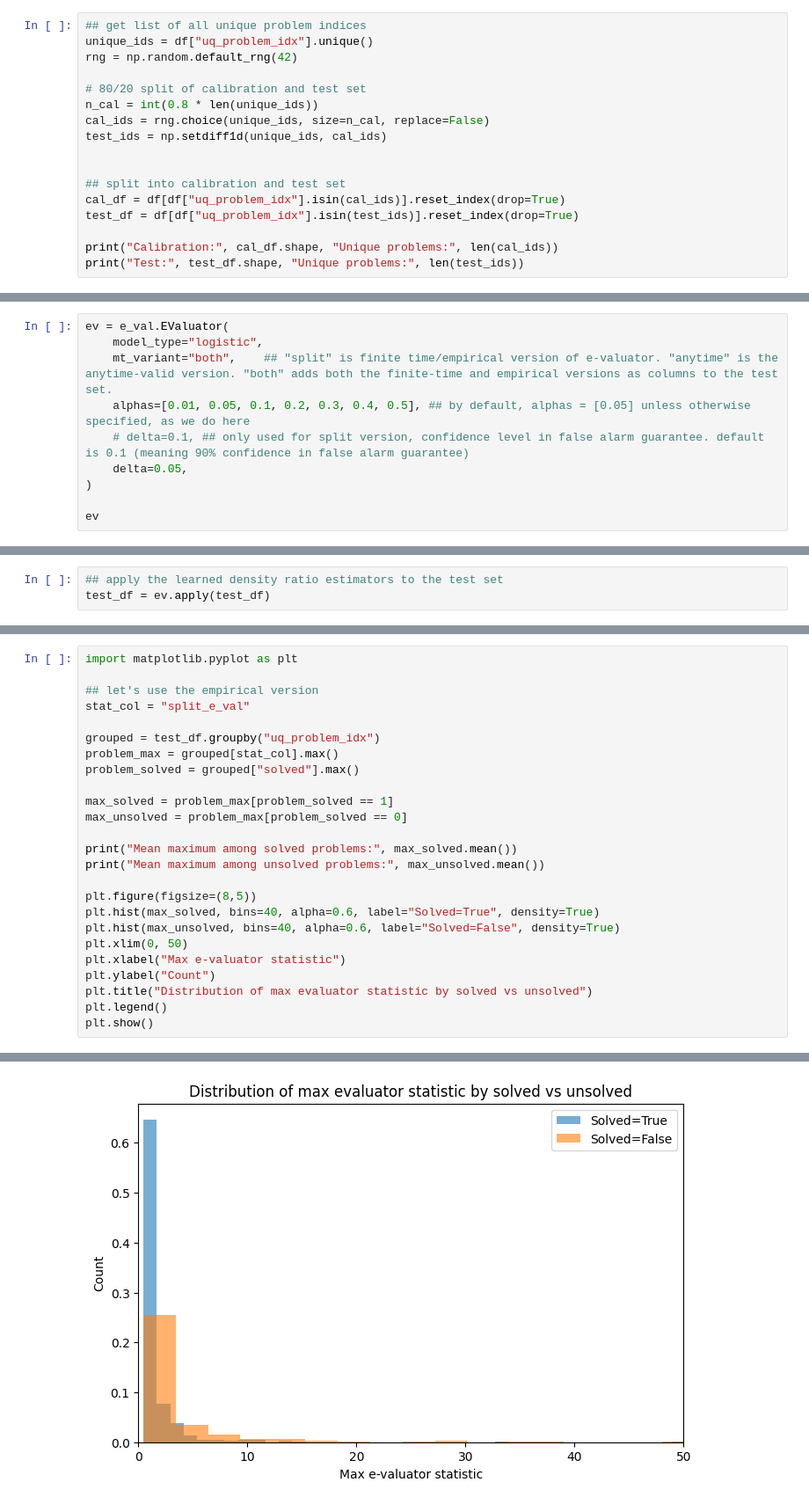
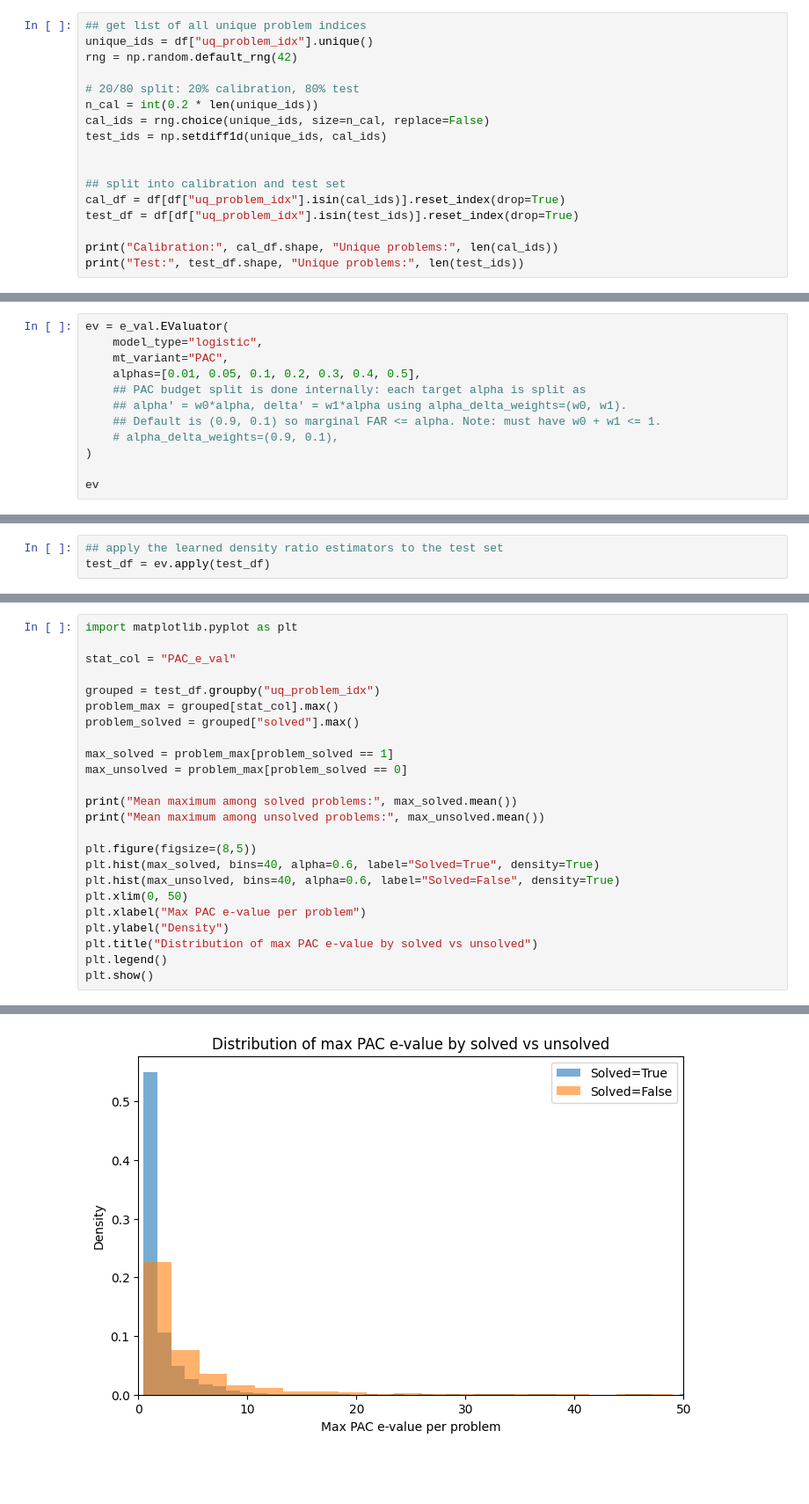
Before and after one commit to shuvom-s/e-valuator, a Jupyter notebook: demos/notebooks/math_example_tokens.ipynb, the cells around one changed output, grey strips where cells are left out. Shown at 88% size. Drawn from its saved outputs; the diff is of its cells as text; blank space fills up the shorter version.

```diff
--- a/demos/notebooks/math_example_tokens.ipynb
+++ b/demos/notebooks/math_example_tokens.ipynb
@@ -56,8 +71,8 @@ Now that we have our dataframe set up, let's split it into calibration and test
 unique_ids = df["uq_problem_idx"].unique()
 rng = np.random.default_rng(42)
 
-# 80/20 split of calibration and test set
-n_cal = int(0.8 * len(unique_ids))
+# 20/80 split: 20% calibration, 80% test
+n_cal = int(0.2 * len(unique_ids))
 cal_ids = rng.choice(unique_ids, size=n_cal, replace=False)
 test_ids = np.setdiff1d(unique_ids, cal_ids)
 
@@ -92,10 +107,12 @@ Now we'll fit our density ratio estimators. By default, we recommend logistic re
 # %%
 ev = e_val.EValuator(
     model_type="logistic",
-    mt_variant="both",    ## "split" is finite time/empirical version of e-valuator. "anytime" is the anytime-valid version. "both" adds both the finite-time and empirical versions as columns to the test set.
-    alphas=[0.01, 0.05, 0.1, 0.2, 0.3, 0.4, 0.5], ## by default, alphas = [0.05] unless otherwise specified, as we do here
-    # delta=0.1, ## only used for split version, confidence level in false alarm guarantee. default is 0.1 (meaning 90% confidence in false alarm guarantee)
-    delta=0.05,
+    mt_variant="PAC",
+    alphas=[0.01, 0.05, 0.1, 0.2, 0.3, 0.4, 0.5],
+    ## PAC budget split is done internally: each target alpha is split as
+    ## alpha' = w0*alpha, delta' = w1*alpha using alpha_delta_weights=(w0, w1).
+    ## Default is (0.9, 0.1) so marginal FAR <= alpha. Note: must have w0 + w1 <= 1.
+    # alpha_delta_weights=(0.9, 0.1),
 )
 
 ev
@@ -295,8 +155,7 @@ Let's also look at the general statistics on false alarm and power.
 # %%
 import matplotlib.pyplot as plt
 
-## let's use the empirical version
-stat_col = "split_e_val"
+stat_col = "PAC_e_val"
 
 grouped = test_df.groupby("uq_problem_idx")
 problem_max = grouped[stat_col].max()
@@ -312,9 +171,9 @@ plt.figure(figsize=(8,5))
 plt.hist(max_solved, bins=40, alpha=0.6, label="Solved=True", density=True)
 plt.hist(max_unsolved, bins=40, alpha=0.6, label="Solved=False", density=True)
 plt.xlim(0, 50)
-plt.xlabel("Max e-valuator statistic")
-plt.ylabel("Count")
-plt.title("Distribution of max evaluator statistic by solved vs unsolved")
+plt.xlabel("Max PAC e-value per problem")
+plt.ylabel("Density")
+plt.title("Distribution of max PAC e-value by solved vs unsolved")
 plt.legend()
 plt.show()
 # %% [output]
@@ -323 +182 @@ Mean maximum among unsolved problems: 4.507899154013437
-[figure, old version]
+[figure, new version]
```
Also changed, not shown: parts of 19 cells of this notebook, 3 other files.
